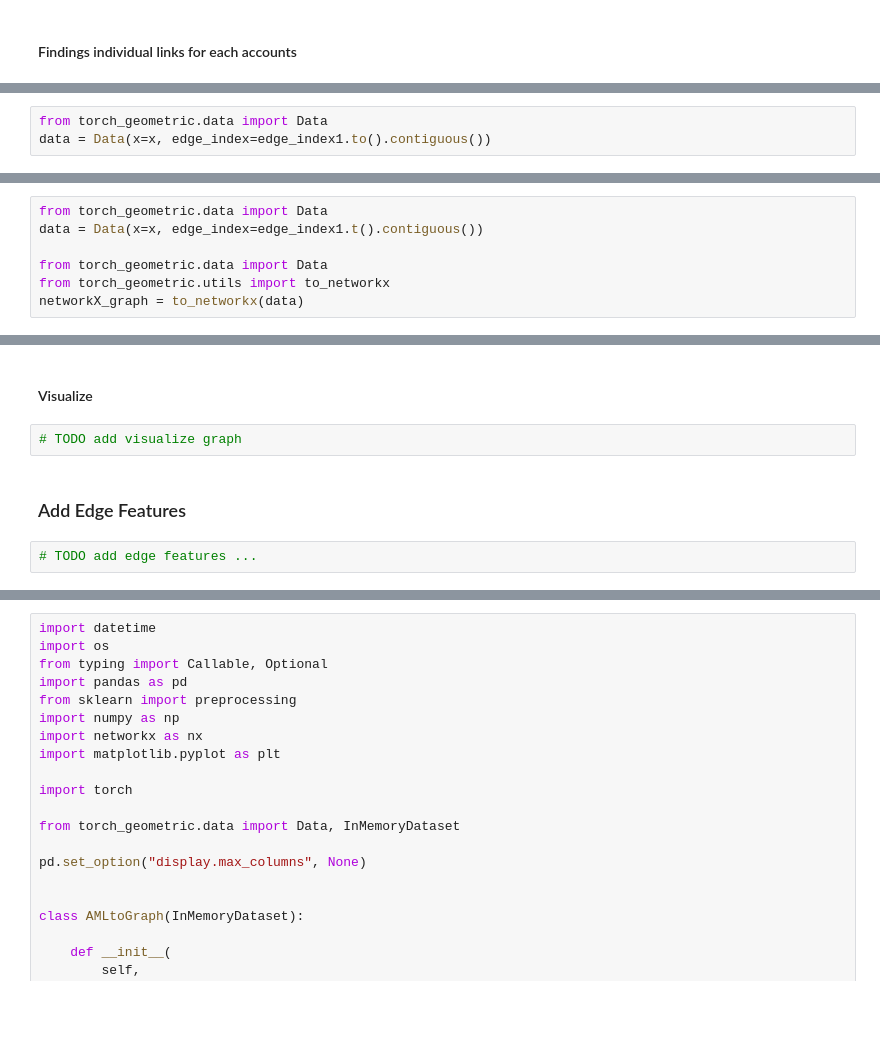
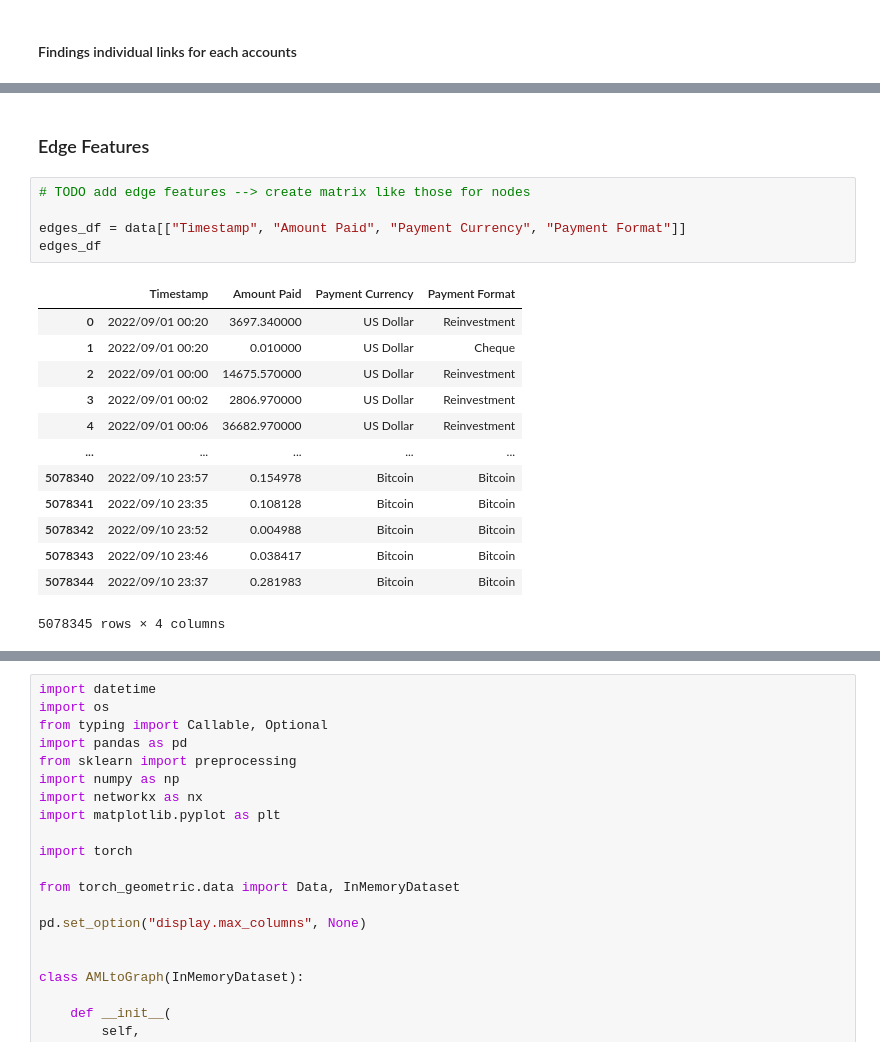
Before and after one commit to owhygithub/AML-fraud-detector, a Jupyter notebook: datasets_explore.ipynb, the cells around one changed output, grey strips where cells are left out. Cells and saved outputs as stored; diff of their text form; blank space fills up the shorter version.

```diff
--- a/datasets_explore.ipynb
+++ b/datasets_explore.ipynb
@@ -477,3 +471,0 @@ tensor([[ 0,  0],
-# %%
-from torch_geometric.data import Data
-data = Data(x=x, edge_index=edge_index1.to().contiguous())
@@ -484,7 +471,0 @@ loader = DataLoader(data_list, batch_size=32)
-# %%
-from torch_geometric.data import Data
-data = Data(x=x, edge_index=edge_index1.t().contiguous())
-
-from torch_geometric.data import Data
-from torch_geometric.utils import to_networkx
-networkX_graph = to_networkx(data)
@@ -497,8 +472,21 @@ KeyboardInterrupt:
-# %% [markdown]
-#### Visualize
-# %%
-# TODO add visualize graph
 # %% [markdown]
-### Add Edge Features
+### Edge Features
-# %%
-# TODO add edge features ...
+# %%
+# TODO add edge features --> create matrix like those for nodes
+
+edges_df = data[["Timestamp", "Amount Paid", "Payment Currency", "Payment Format"]]
+edges_df
+# %% [output]
+|  | Timestamp | Amount Paid | Payment Currency | Payment Format |
+| 0 | 2022/09/01 00:20 | 3697.340000 | US Dollar | Reinvestment |
+| 1 | 2022/09/01 00:20 | 0.010000 | US Dollar | Cheque |
+| 2 | 2022/09/01 00:00 | 14675.570000 | US Dollar | Reinvestment |
+| 3 | 2022/09/01 00:02 | 2806.970000 | US Dollar | Reinvestment |
+| 4 | 2022/09/01 00:06 | 36682.970000 | US Dollar | Reinvestment |
+| ... | ... | ... | ... | ... |
+| 5078340 | 2022/09/10 23:57 | 0.154978 | Bitcoin | Bitcoin |
+| 5078341 | 2022/09/10 23:35 | 0.108128 | Bitcoin | Bitcoin |
+| 5078342 | 2022/09/10 23:52 | 0.004988 | Bitcoin | Bitcoin |
+| 5078343 | 2022/09/10 23:46 | 0.038417 | Bitcoin | Bitcoin |
+| 5078344 | 2022/09/10 23:37 | 0.281983 | Bitcoin | Bitcoin |
+5078345 rows × 4 columns
```
Also changed, not shown: parts of 27 cells of this notebook, 1 other file.
